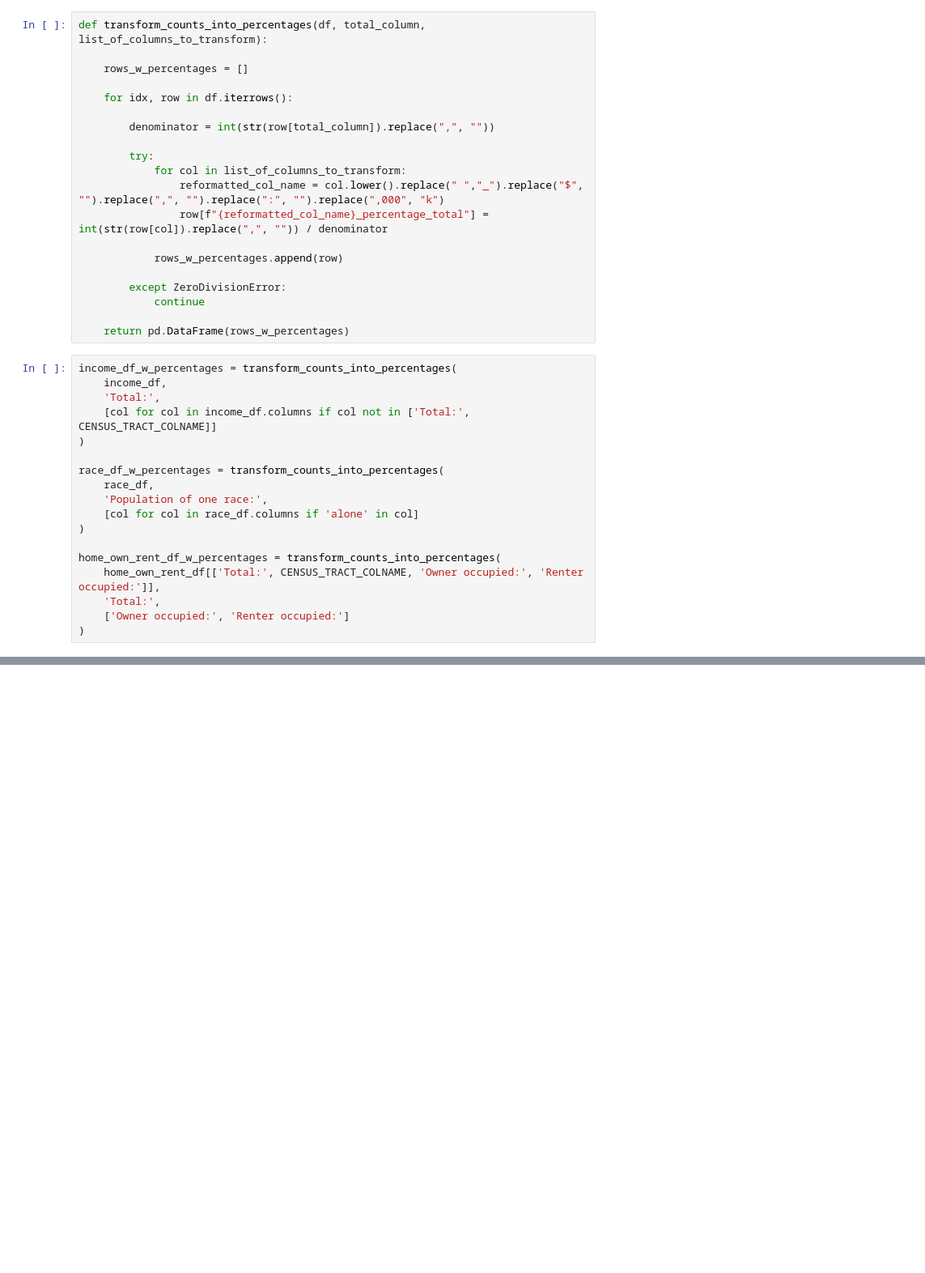
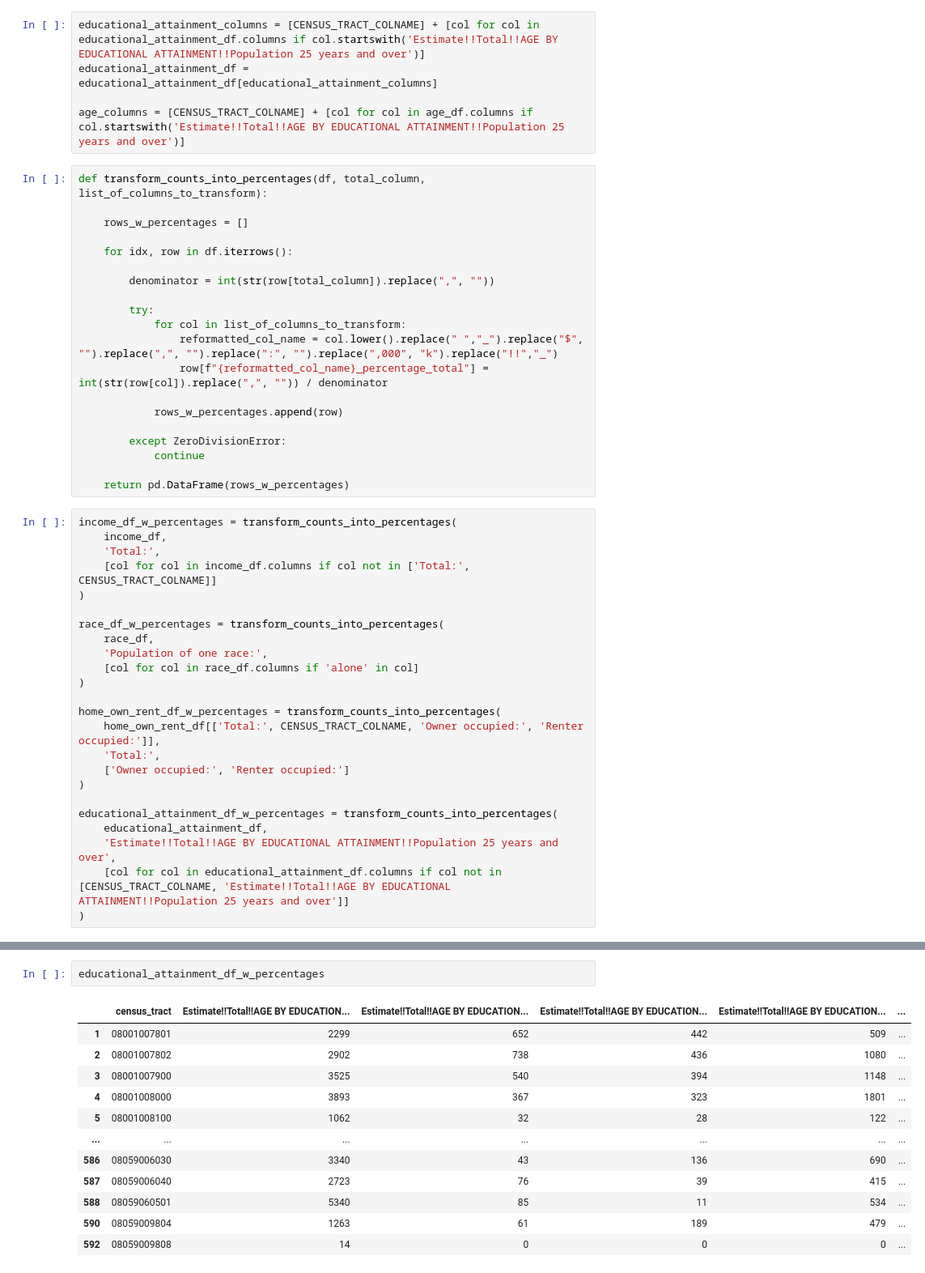
Before and after one commit to b-o-l-l-a/aes-eeng415, a Jupyter notebook: healthcare_project/preprocessing.ipynb, the cells around one changed output, grey strips where cells are left out. Shown at 81% size. Saved outputs shown, nothing was run; the diff lists cells and outputs as text; blank space fills up the shorter version.

```diff
--- a/healthcare_project/preprocessing.ipynb
+++ b/healthcare_project/preprocessing.ipynb
@@ -68,3 +107,8 @@ income_df[CENSUS_TRACT_COLNAME] = income_df.apply(lambda x: find_census_tract_nu
+# %%
+educational_attainment_columns = [CENSUS_TRACT_COLNAME] + [col for col in educational_attainment_df.columns if col.startswith('Estimate!!Total!!AGE BY EDUCATIONAL ATTAINMENT!!Population 25 years and over')]
+educational_attainment_df = educational_attainment_df[educational_attainment_columns]
+
+age_columns = [CENSUS_TRACT_COLNAME] + [col for col in age_df.columns if col.startswith('Estimate!!Total!!AGE BY EDUCATIONAL ATTAINMENT!!Population 25 years and over')]
 # %%
 def transform_counts_into_percentages(df, total_column, list_of_columns_to_transform):
 
@@ -76,7 +120,7 @@ def transform_counts_into_percentages(df, total_column, list_of_columns_to_trans
 
         try:
             for col in list_of_columns_to_transform:
-                reformatted_col_name = col.lower().replace(" ","_").replace("$", "").replace(",", "").replace(":", "").replace(",000", "k")
+                reformatted_col_name = col.lower().replace(" ","_").replace("$", "").replace(",", "").replace(":", "").replace(",000", "k").replace("!!","_")
                 row[f"{reformatted_col_name}_percentage_total"] = int(str(row[col]).replace(",", "")) / denominator
 
             rows_w_percentages.append(row)
@@ -103,3 +147,9 @@ home_own_rent_df_w_percentages = transform_counts_into_percentages(
     'Total:',
     ['Owner occupied:', 'Renter occupied:']
 )
+
+educational_attainment_df_w_percentages = transform_counts_into_percentages(
+    educational_attainment_df,
+    'Estimate!!Total!!AGE BY EDUCATIONAL ATTAINMENT!!Population 25 years and over',
+    [col for col in educational_attainment_df.columns if col not in [CENSUS_TRACT_COLNAME, 'Estimate!!Total!!AGE BY EDUCATIONAL ATTAINMENT!!Population 25 years and over']]
+)
@@ -113,0 +156,15 @@ home_own_rent_columns
+# %%
+educational_attainment_df_w_percentages
+# %% [output]
+|  | census_tract | Estimate!!Total!!AGE BY EDUCATION... | Estimate!!Total!!AGE BY EDUCATION... | Estimate!!Total!!AGE BY EDUCATION... | Estimate!!Total!!AGE BY EDUCATION... | ... |
+| 1 | 08001007801 | 2299 | 652 | 442 | 509 | ... |
+| 2 | 08001007802 | 2902 | 738 | 436 | 1080 | ... |
+| 3 | 08001007900 | 3525 | 540 | 394 | 1148 | ... |
+| 4 | 08001008000 | 3893 | 367 | 323 | 1801 | ... |
+| 5 | 08001008100 | 1062 | 32 | 28 | 122 | ... |
+| ... | ... | ... | ... | ... | ... | ... |
+| 586 | 08059006030 | 3340 | 43 | 136 | 690 | ... |
+| 587 | 08059006040 | 2723 | 76 | 39 | 415 | ... |
+| 588 | 08059060501 | 5340 | 85 | 11 | 534 | ... |
+| 590 | 08059009804 | 1263 | 61 | 189 | 479 | ... |
+| 592 | 08059009808 | 14 | 0 | 0 | 0 | ... |
```
Also changed, not shown: parts of 33 cells of this notebook.
